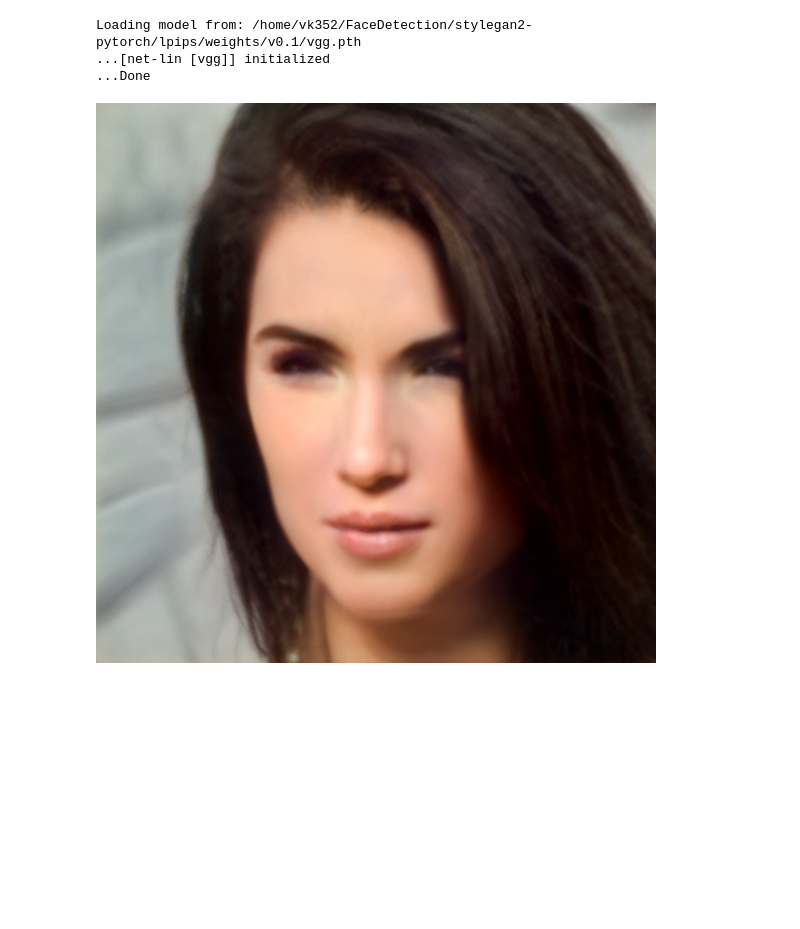
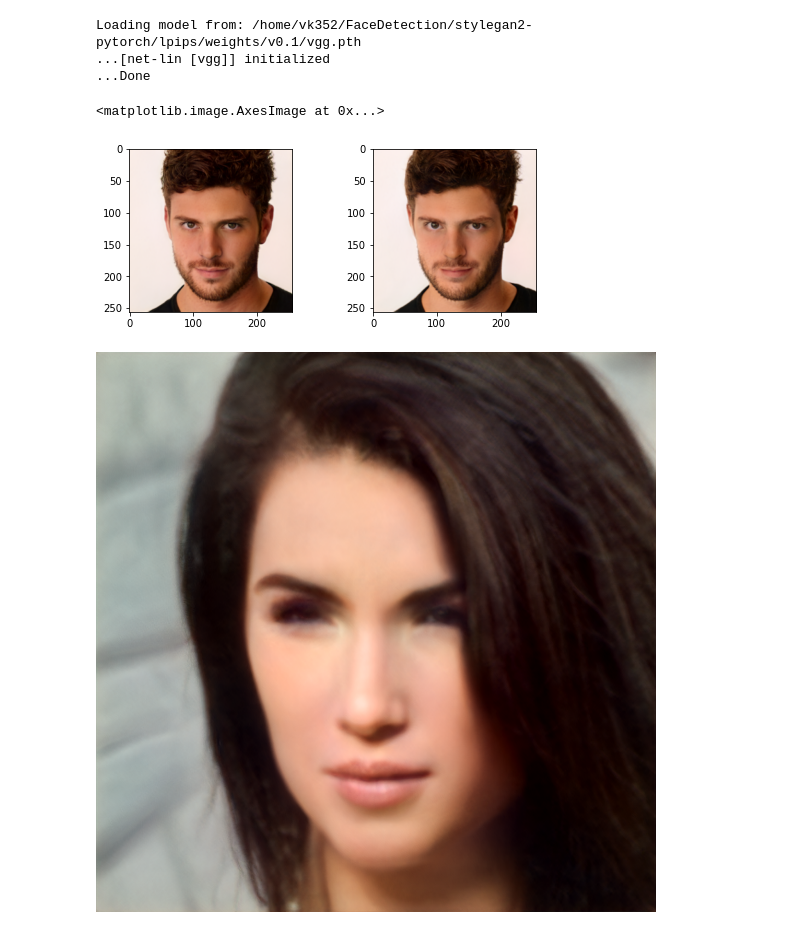
Before and after one commit to varshakishore/FaceDetection, a Jupyter notebook: stylegan2-pytorch/interpolate.ipynb, the cells around one changed output. Cells and saved outputs as stored; diff of their text form; code cells hidden in the pictures; blank space fills up the shorter version.

```diff
--- a/stylegan2-pytorch/interpolate.ipynb
+++ b/stylegan2-pytorch/interpolate.ipynb
@@ -25,6 +28,20 @@ g_ema = Generator(1024, 512, 8)
 g_ema.load_state_dict(torch.load(ckpt)["g_ema"], strict=False)
 g_ema.eval()
 g_ema = g_ema.to(device)
+# %%
+a = torch.load('results/19917.pt')
+# %%
+im1 = displayImg(g_ema, a['/home/vk352/FaceDetection/datasets/data1024x1024/19917.jpg']['path'][2]).resize((256,256))
+im2 = displayImg(g_ema, a['/home/vk352/FaceDetection/datasets/data1024x1024/19917.jpg']['path'][-1]).resize((256,256))
+
+plt.rcParams["figure.figsize"] = (8,3)
+
+f, axarr = plt.subplots(1,2)
+axarr[0].imshow(im1)
+axarr[1].imshow(im2)
+# %% [output]
+<matplotlib.image.AxesImage at 0x...>
+[figure, added]
 # %%
 def interpolate_hypersphere(v1, v2, num_steps):
     v1_norm = torch.norm(v1)
```
Also changed, not shown: parts of 8 cells of this notebook, 3 other files.
